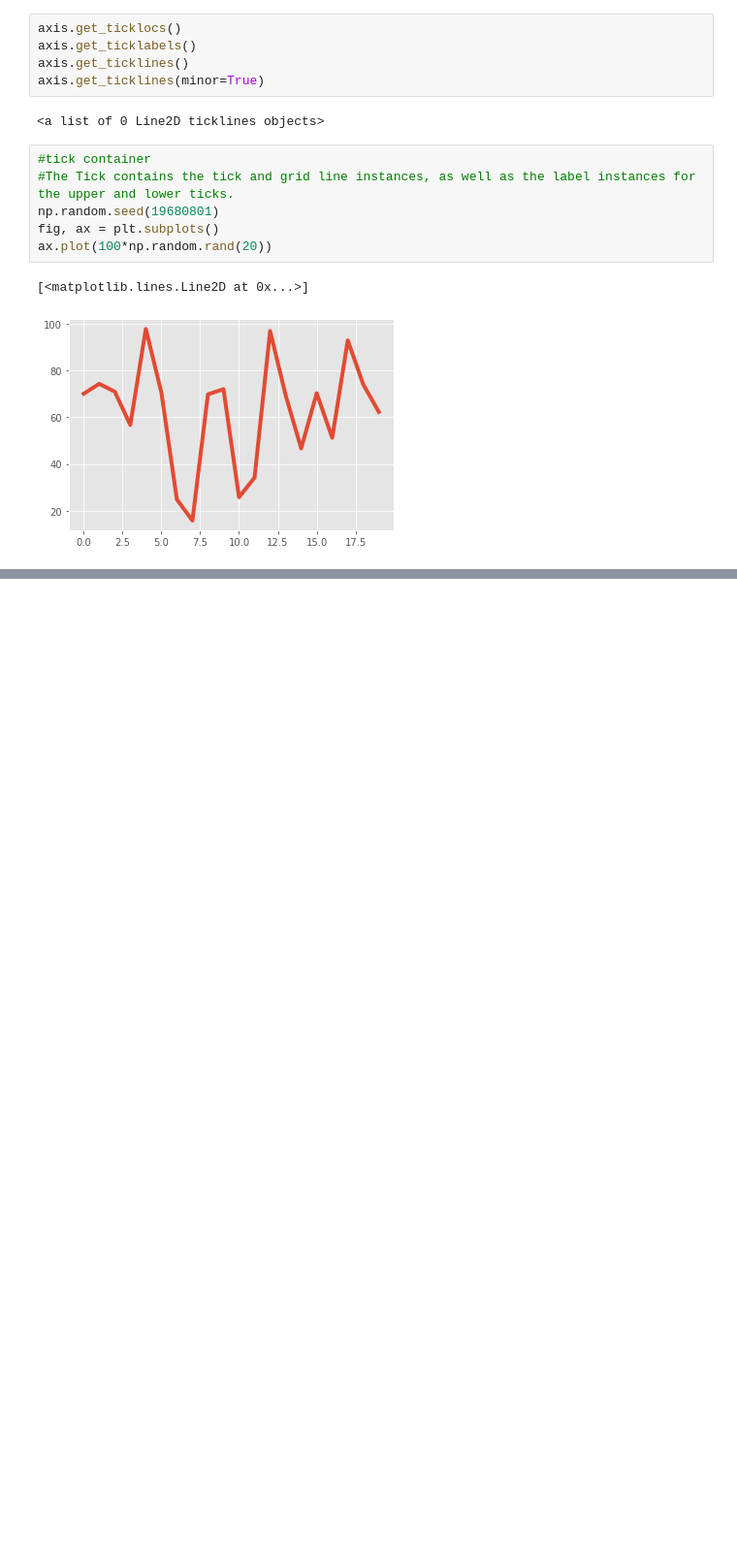
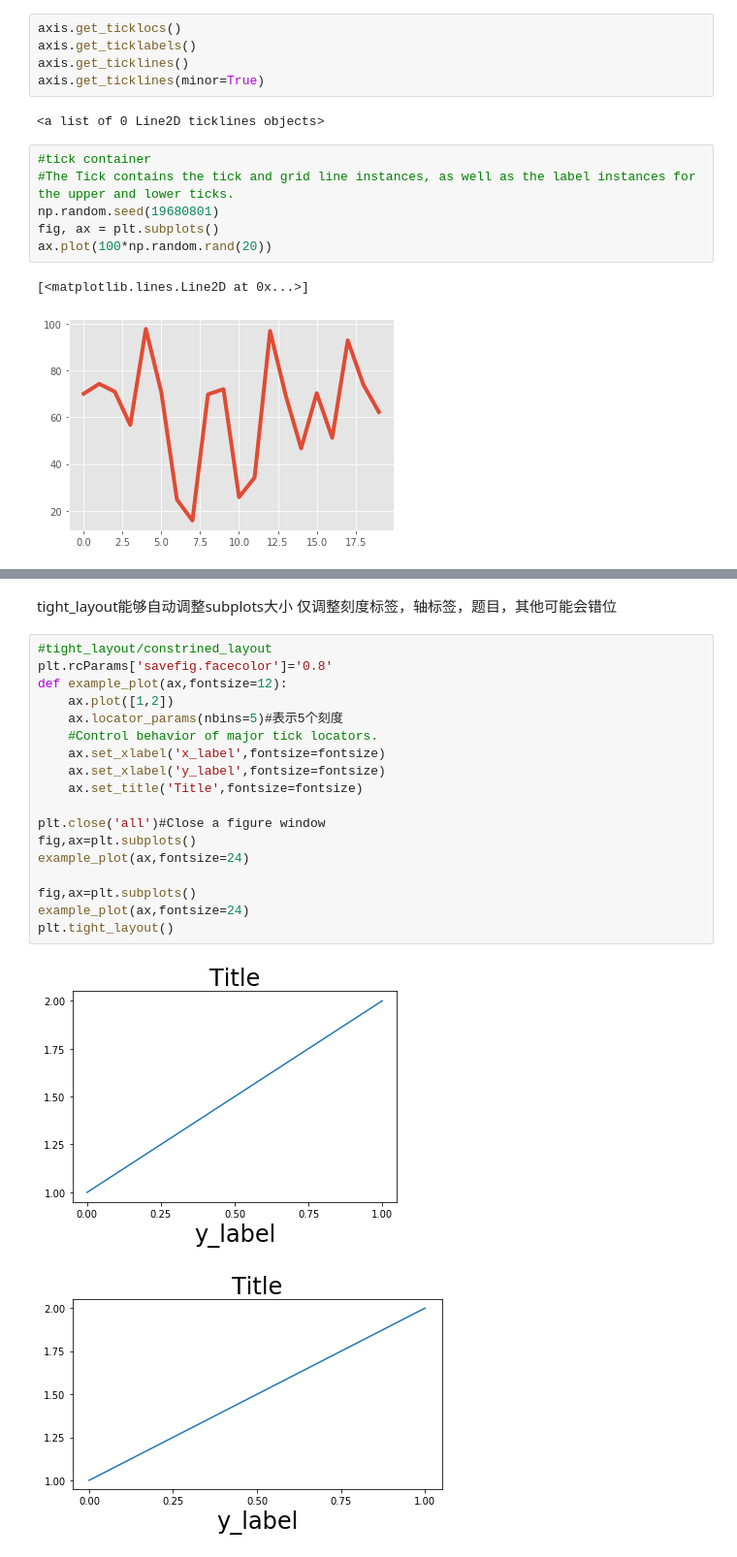
Before and after one commit to apricoteriop456/whh-python-homework, a Jupyter notebook: matplotlib_exercises.ipynb, the cells around one changed output, grey strips where cells are left out. Shown at 97% size. Saved outputs shown, nothing was run; the diff lists cells and outputs as text; blank space fills up the shorter version.

```diff
--- a/matplotlib_exercises.ipynb
+++ b/matplotlib_exercises.ipynb
@@ -414,0 +450,24 @@ plt.show()
+# %% [markdown]
+tight_layout能够自动调整subplots大小
+仅调整刻度标签，轴标签，题目，其他可能会错位
+# %%
+#tight_layout/constrined_layout
+plt.rcParams['savefig.facecolor']='0.8'
+def example_plot(ax,fontsize=12):
+    ax.plot([1,2])
+    ax.locator_params(nbins=5)#表示5个刻度
+    #Control behavior of major tick locators.
+    ax.set_xlabel('x_label',fontsize=fontsize)
+    ax.set_xlabel('y_label',fontsize=fontsize)
+    ax.set_title('Title',fontsize=fontsize)
+
+plt.close('all')#Close a figure window
+fig,ax=plt.subplots()
+example_plot(ax,fontsize=24)
+
+fig,ax=plt.subplots()
+example_plot(ax,fontsize=24)
+plt.tight_layout()
+# %% [output]
+[figure, added]
+[figure, added]
```
Also changed, not shown: parts of 12 cells of this notebook, 5 other files.
